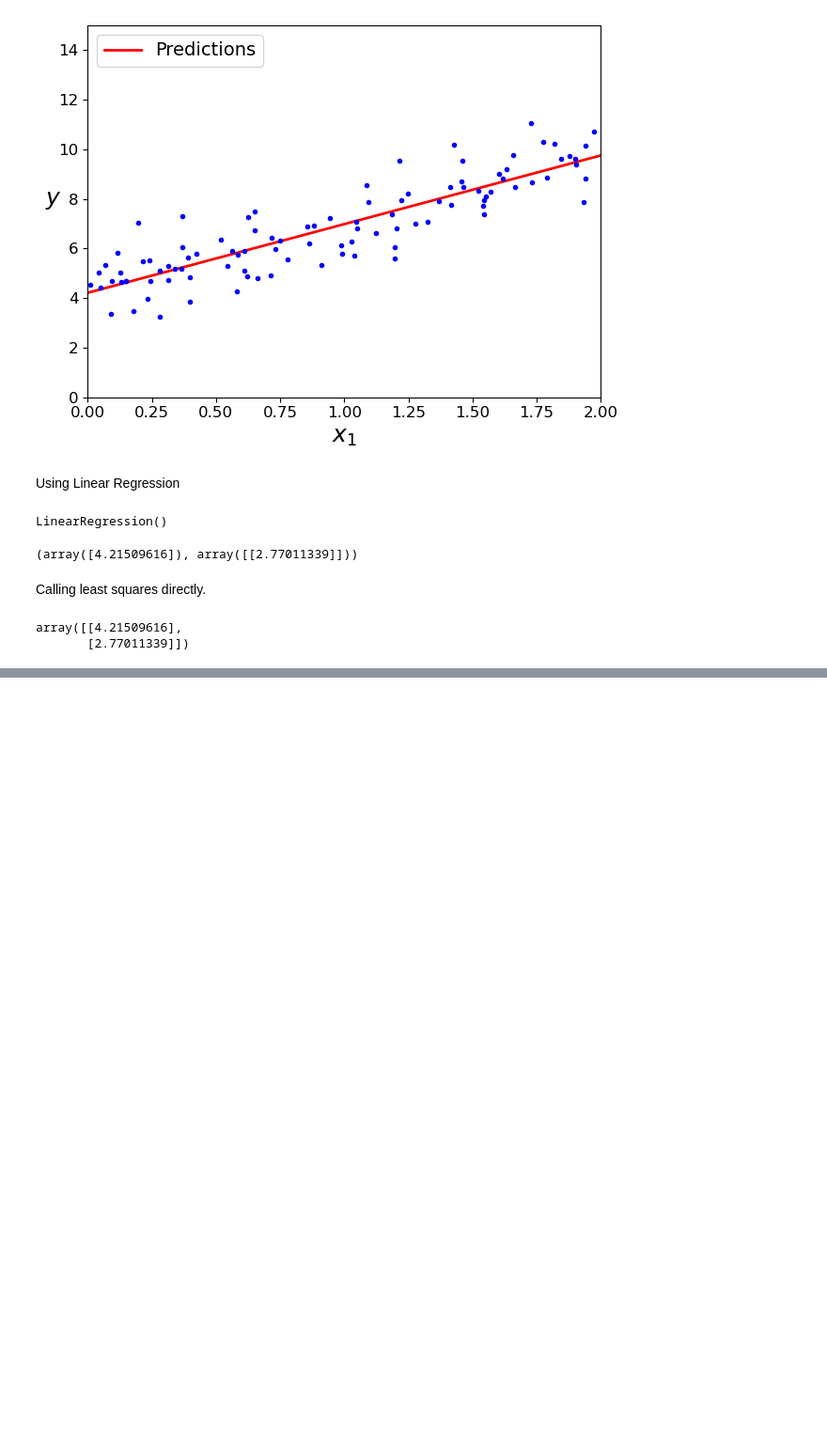
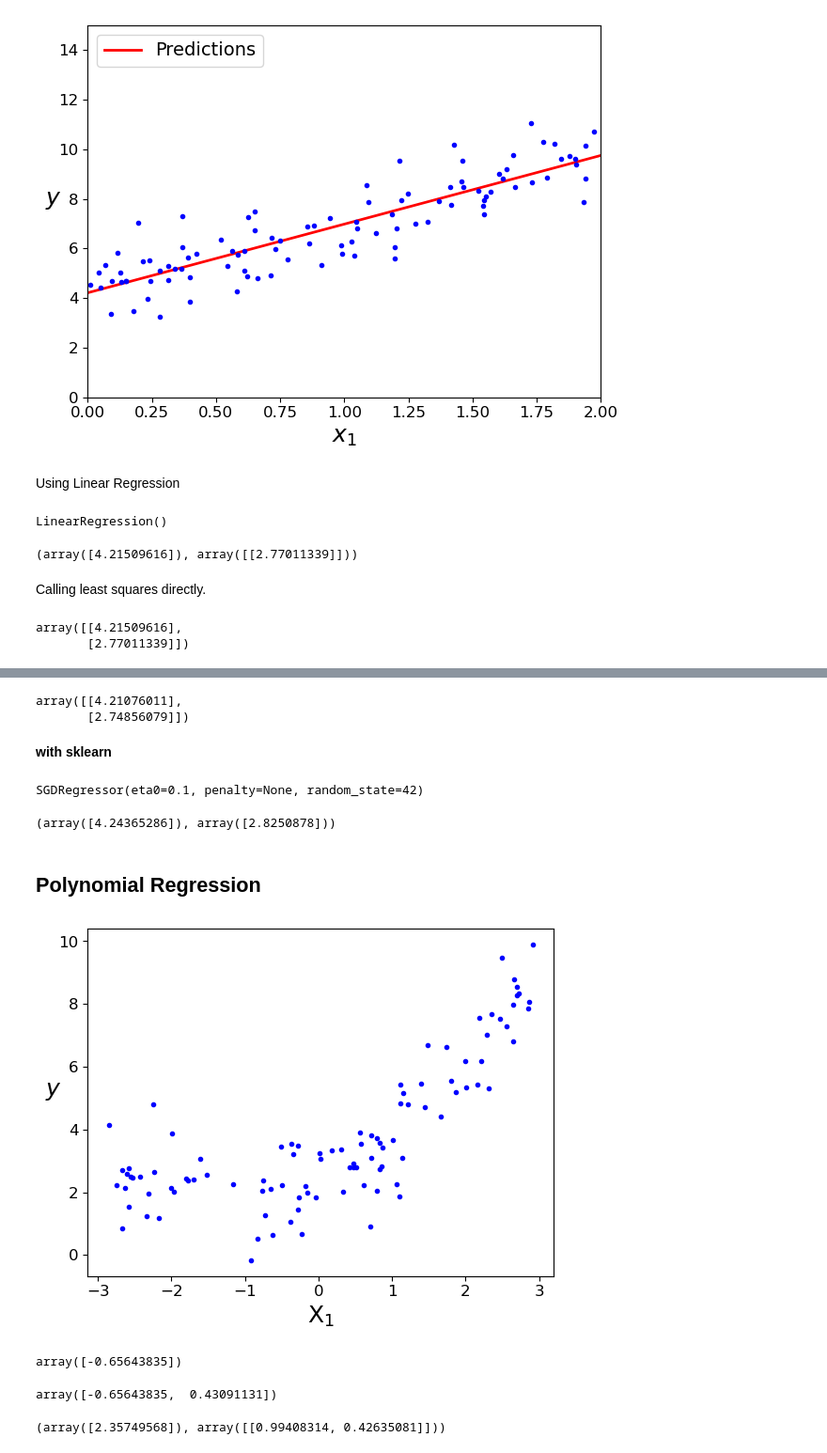
Before and after one commit to biscotty666/hands-on-ml, a Jupyter notebook: docs/training-models.ipynb, the cells around one changed output, grey strips where cells are left out. Shown: that part at 94% size. Drawn from its saved outputs; the diff is of its cells as text; code cells hidden in the pictures; blank space fills up the shorter version.

Commit message:
Finished model training chapter;

```diff
--- a/docs/training-models.ipynb
+++ b/docs/training-models.ipynb
@@ -185,0 +247,49 @@ array([[4.21509616],
+# %%
+theta
+# %% [output]
+array([[4.21076011],
+       [2.74856079]])
+# %% [markdown]
+__with sklearn__
+# %%
+from sklearn.linear_model import SGDRegressor
+sgd_reg = SGDRegressor(max_iter=1000, tol=1e-3,
+                       penalty=None, eta0=0.1,
+                      random_state=42)
+sgd_reg.fit(X, y.ravel())
+# %% [output]
+SGDRegressor(eta0=0.1, penalty=None, random_state=42)
+# %%
+sgd_reg.intercept_, sgd_reg.coef_
+# %% [output]
+(array([4.24365286]), array([2.8250878]))
+# %% [markdown]
+## Polynomial Regression
+# %%
+m = 100
+X = 6 * np.random.rand(m, 1) - 3
+y = 0.5 * X**2 + X + 2 + np.random.randn(m, 1)
+
+plt.plot(X,y,"b.")
+plt.xlabel("X$_1$", fontsize=18)
+plt.ylabel("$y$", fontsize=18, rotation=0)
+plt.show()
+# %% [output]
+[figure, added]
+# %%
+from sklearn.preprocessing import PolynomialFeatures
+poly_features = PolynomialFeatures(degree=2, include_bias=False)
+X_poly = poly_features.fit_transform(X)
+X[0]
+# %% [output]
+array([-0.65643835])
+# %%
+X_poly[0]
+# %% [output]
+array([-0.65643835,  0.43091131])
+# %%
+lin_reg = LinearRegression()
+lin_reg.fit(X_poly, y)
+lin_reg.intercept_, lin_reg.coef_
+# %% [output]
+(array([2.35749568]), array([[0.99408314, 0.42635081]]))
```
Also changed, not shown: parts of 42 cells of this notebook, 14 other files.
